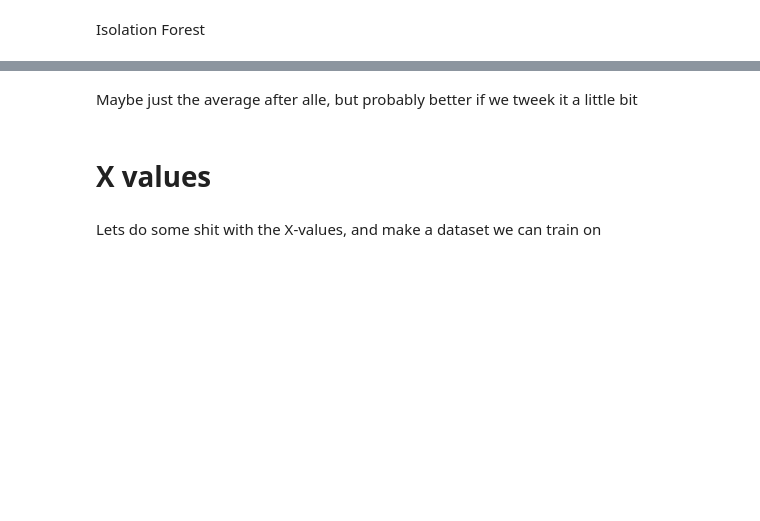
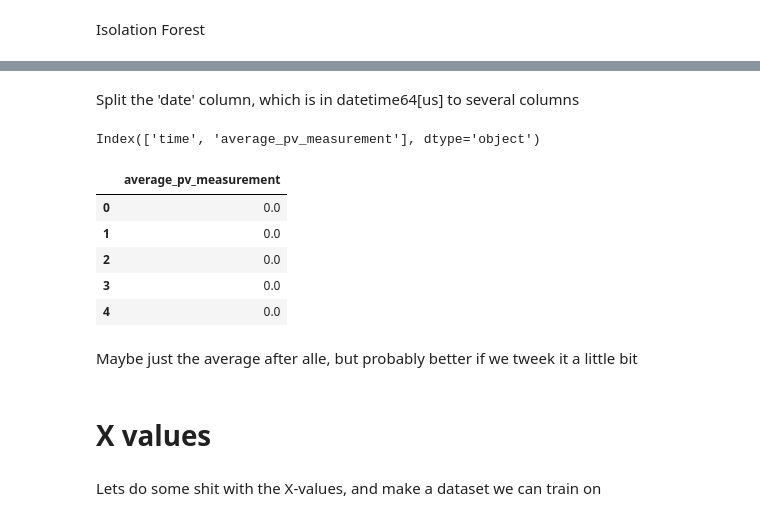
Before and after one commit to simenstang/TDT4173, a Jupyter notebook: data/notebooks_trials/simen_notebook.ipynb, the cells around one changed output, grey strips where cells are left out. Saved outputs shown, nothing was run; the diff lists cells and outputs as text; code cells hidden in the pictures; blank space fills up the shorter version.

```diff
--- a/data/notebooks_trials/simen_notebook.ipynb
+++ b/data/notebooks_trials/simen_notebook.ipynb
@@ -412,3 +411,34 @@ plt.show()
+# %% [markdown]
+Split the 'date' column, which is in datetime64[us] to several columns
+# %%
+average_dataset.columns
+# %% [output]
+Index(['time', 'average_pv_measurement'], dtype='object')
+# %%
+# Create a copy of the average_dataset to not change its original content
+average_dataset_copy = average_dataset.copy()
+
+# Ensure 'time' is the index
+average_dataset_copy.set_index('time', inplace=True)
+
+# Extract the features from the 'time' index
+#average_dataset_copy['day_of_week'] = average_dataset_copy.index.dayofweek  # Monday=0, Sunday=6
+#average_dataset_copy['week_of_year'] = average_dataset_copy.index.isocalendar().week
+#average_dataset_copy['hour_of_day'] = average_dataset_copy.index.hour
+#average_dataset_copy['month'] = average_dataset_copy.index.month
+
+# If you want to reset the index
+average_dataset_copy.reset_index(drop=True, inplace=True)
+
+# Display the first few rows of the modified dataframe
+average_dataset_copy.head()
+# %% [output]
+|  | average_pv_measurement |
+| 0 | 0.0 |
+| 1 | 0.0 |
+| 2 | 0.0 |
+| 3 | 0.0 |
+| 4 | 0.0 |
 # %% [markdown]
 Maybe just the average after alle, but probably better if we tweek it a little bit
 # %% [markdown]
```
Also changed, not shown: parts of 19 cells of this notebook.
